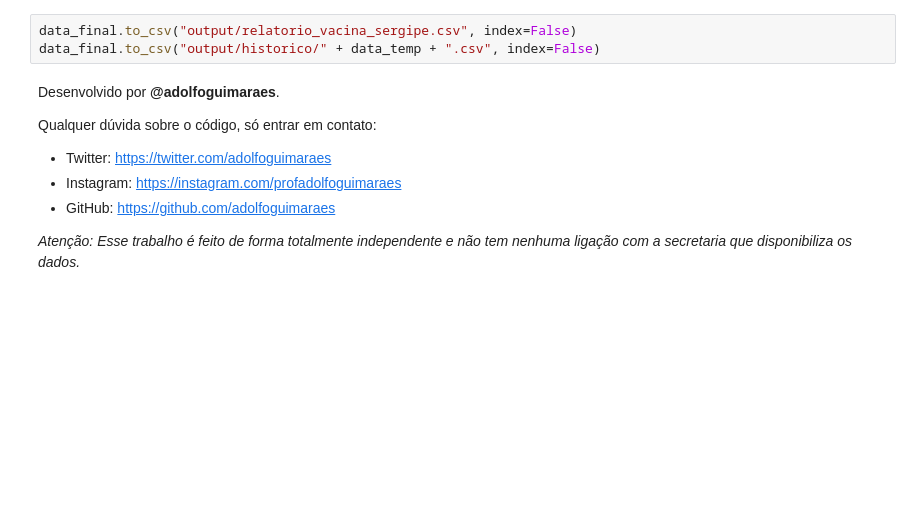
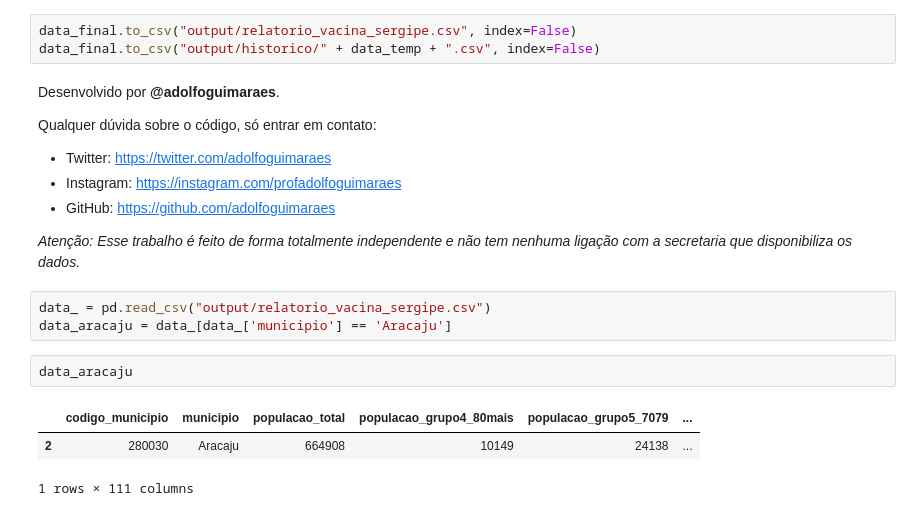
Before and after one commit to adolfoguimaraes/covid19_vacinacao, a Jupyter notebook: Sergipe/processararquivos_vacina_latest.ipynb, the cells around one changed output. Drawn from its saved outputs; the diff is of its cells as text; blank space fills up the shorter version.

```diff
--- a/Sergipe/processararquivos_vacina_latest.ipynb
+++ b/Sergipe/processararquivos_vacina_latest.ipynb
@@ -454,3 +454,12 @@ Qualquer dúvida sobre o código, só entrar em contato:
 * GitHub: https://github.com/adolfoguimaraes
 
 *Atenção: Esse trabalho é feito de forma totalmente independente e não tem nenhuma ligação com a secretaria que disponibiliza os dados.*
+# %%
+data_ = pd.read_csv("output/relatorio_vacina_sergipe.csv")
+data_aracaju = data_[data_['municipio'] == 'Aracaju']
+# %%
+data_aracaju
+# %% [output]
+|  | codigo_municipio | municipio | populacao_total | populacao_grupo4_80mais | populacao_grupo5_7079 | ... |
+| 2 | 280030 | Aracaju | 664908 | 10149 | 24138 | ... |
+1 rows × 111 columns
```
Also changed, not shown: parts of 2 cells of this notebook, 19 other files.
